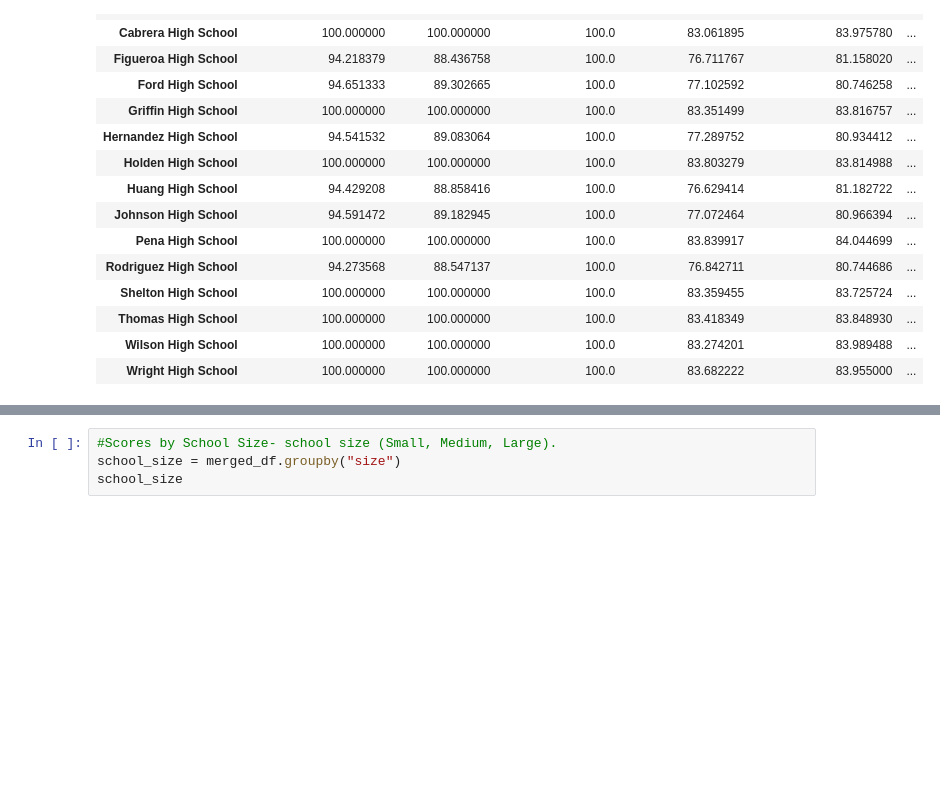
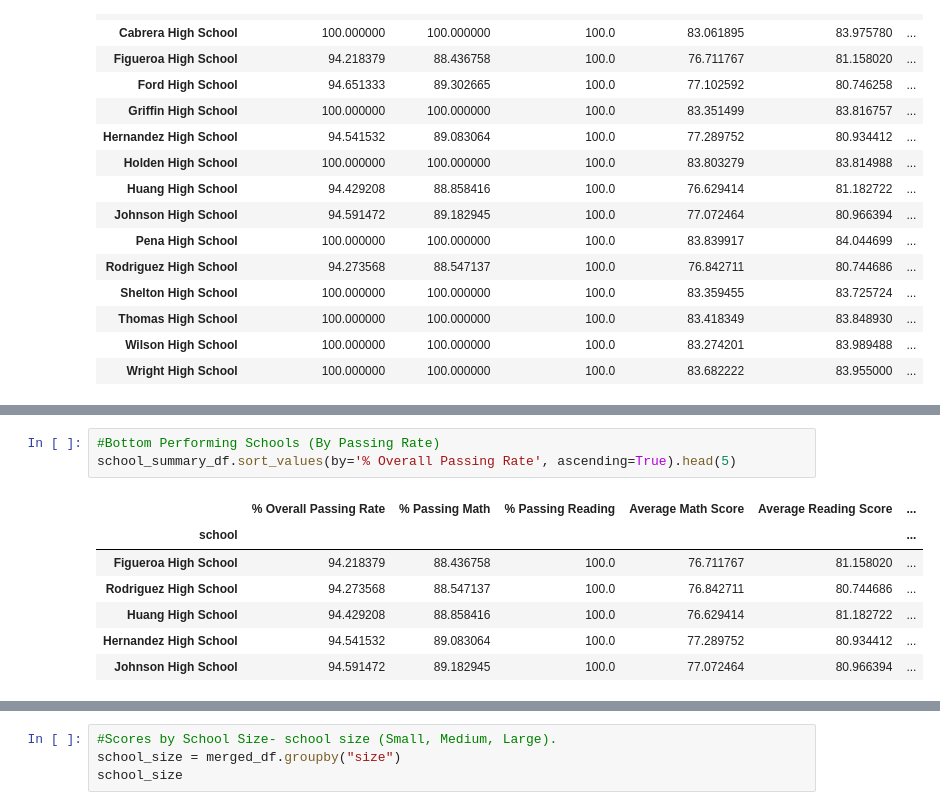
Before and after one commit to connelb/NU-pandas, a Jupyter notebook: PyCitySchools.ipynb, the cells around one changed output, grey strips where cells are left out. Drawn from its saved outputs; the diff is of its cells as text; blank space fills up the shorter version.

```diff
--- a/PyCitySchools.ipynb
+++ b/PyCitySchools.ipynb
@@ -183,0 +143,11 @@ school_grade = merged_df.groupby("grade")
+# %%
+#Bottom Performing Schools (By Passing Rate)
+school_summary_df.sort_values(by='% Overall Passing Rate', ascending=True).head(5)
+# %% [output]
+|  | % Overall Passing Rate | % Passing Math | % Passing Reading | Average Math Score | Average Reading Score | ... |
+| school |  |  |  |  |  | ... |
+| Figueroa High School | 94.218379 | 88.436758 | 100.0 | 76.711767 | 81.158020 | ... |
+| Rodriguez High School | 94.273568 | 88.547137 | 100.0 | 76.842711 | 80.744686 | ... |
+| Huang High School | 94.429208 | 88.858416 | 100.0 | 76.629414 | 81.182722 | ... |
+| Hernandez High School | 94.541532 | 89.083064 | 100.0 | 77.289752 | 80.934412 | ... |
+| Johnson High School | 94.591472 | 89.182945 | 100.0 | 77.072464 | 80.966394 | ... |
```
Also changed, not shown: parts of 7 cells of this notebook.
